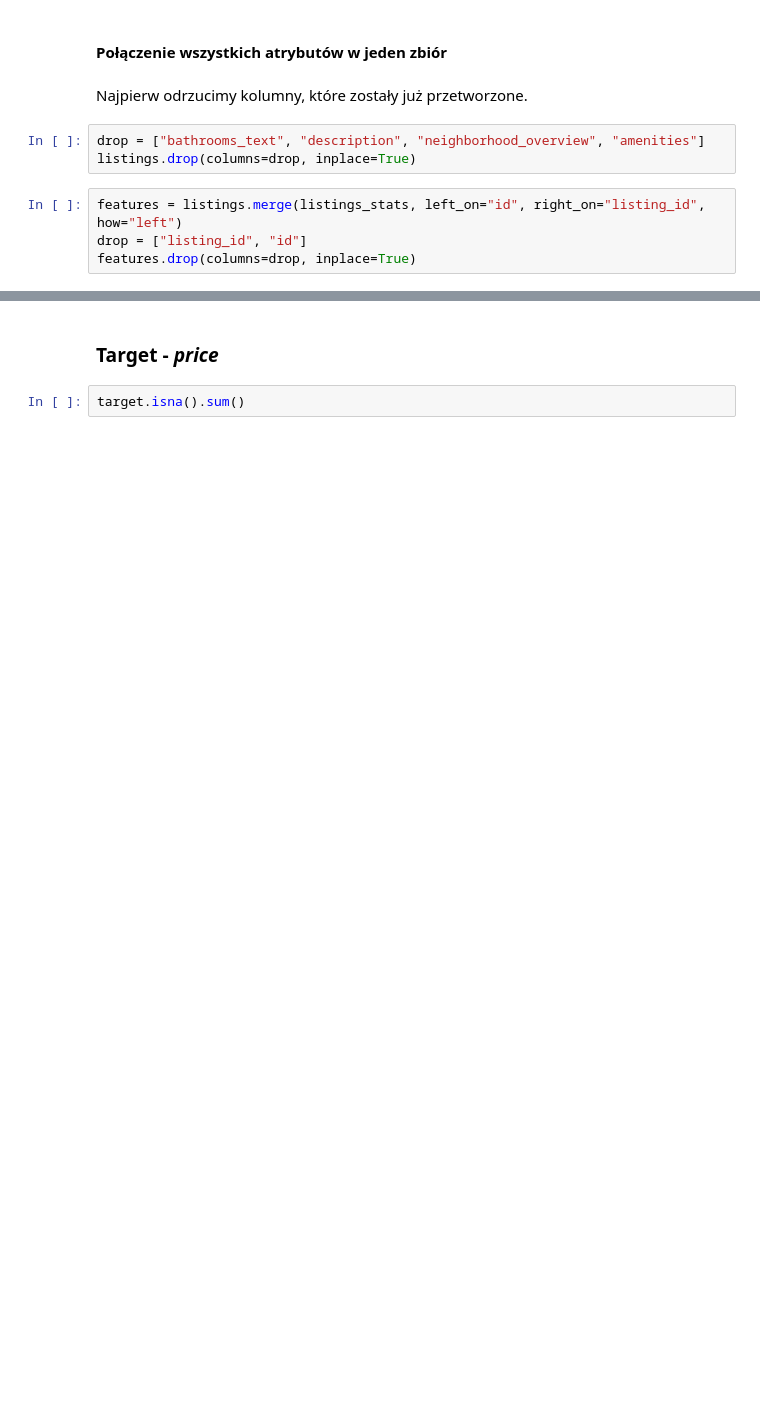
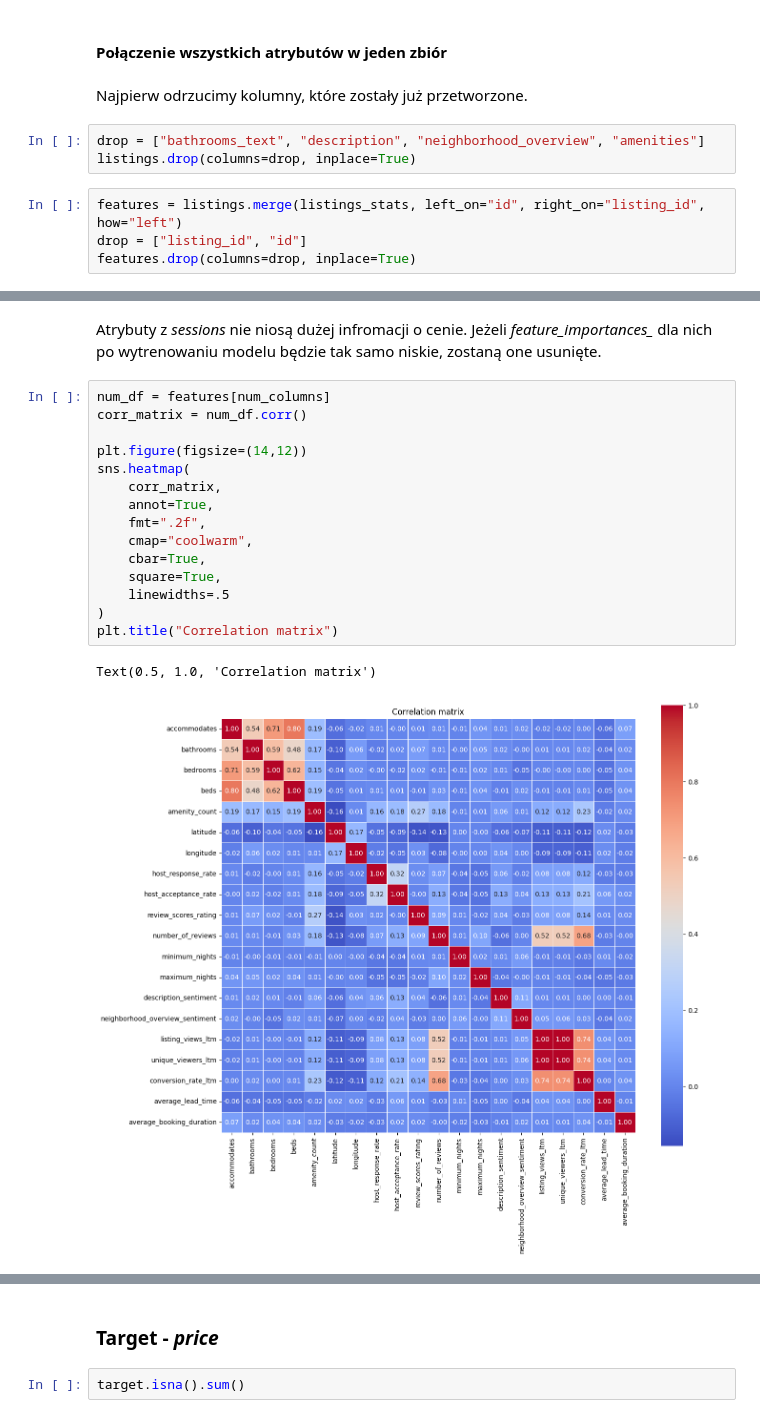
Before and after one commit to susek555/IUM, a Jupyter notebook: notebooks/preprocessing_01.ipynb, the cells around one changed output, grey strips where cells are left out. Drawn from its saved outputs; the diff is of its cells as text; blank space fills up the shorter version.

```diff
--- a/notebooks/preprocessing_01.ipynb
+++ b/notebooks/preprocessing_01.ipynb
@@ -331,0 +742,20 @@ plt.show()
+# %% [markdown]
+Atrybuty z *sessions* nie niosą dużej infromacji o cenie. Jeżeli *feature_importances_* dla nich po wytrenowaniu modelu będzie tak samo niskie, zostaną one usunięte.
+# %%
+num_df = features[num_columns]
+corr_matrix = num_df.corr()
+
+plt.figure(figsize=(14,12))
+sns.heatmap(
+    corr_matrix,
+    annot=True,
+    fmt=".2f",
+    cmap="coolwarm",
+    cbar=True,
+    square=True,
+    linewidths=.5
+)
+plt.title("Correlation matrix")
+# %% [output]
+Text(0.5, 1.0, 'Correlation matrix')
+[figure, added]
```
Also changed, not shown: parts of 63 cells of this notebook, 2 other files.
